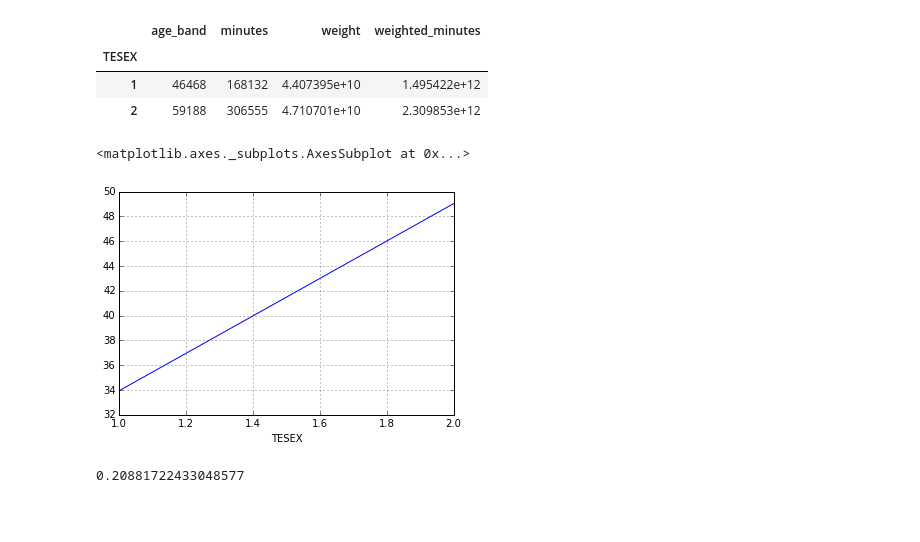
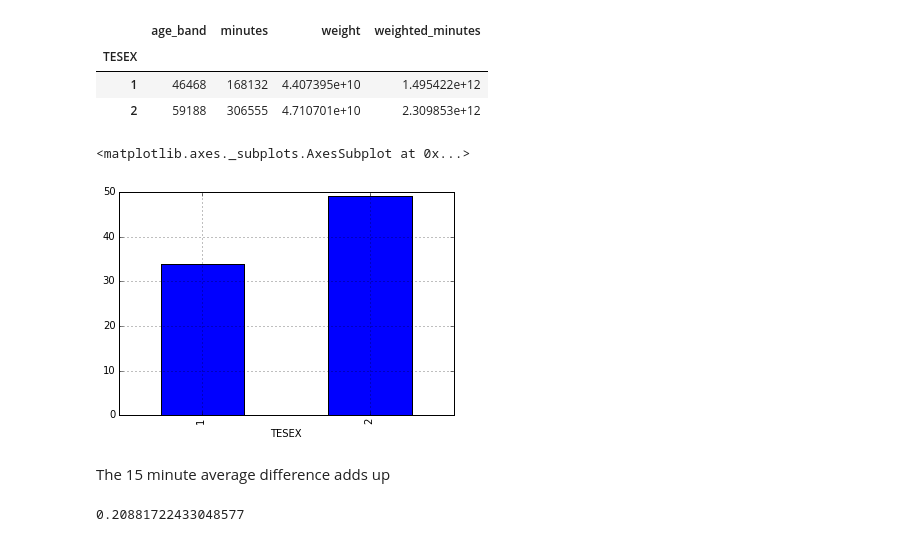
Before and after one commit to tiyd-python-2015-05/atus-analysis, a Jupyter notebook: Starting Point.ipynb, the cells around one changed output. Saved outputs shown, nothing was run; the diff lists cells and outputs as text; code cells hidden in the pictures; blank space fills up the shorter version.

```diff
--- a/Starting Point.ipynb
+++ b/Starting Point.ipynb
@@ -451,10 +459,12 @@ groom_by_sex.head()
 # %%
 groom_by_sex["mean_minutes"] = groom_by_sex.weighted_minutes / groom_by_sex.weight
 # %%
-groom_by_sex.mean_minutes.plot()
+groom_by_sex.mean_minutes.plot(kind="bar")
 # %% [output]
 <matplotlib.axes._subplots.AxesSubplot at 0x...>
-[figure, old version]
+[figure, new version]
+# %% [markdown]
+The 15 minute average difference adds up
 # %%
 summary.TESEX.corr(summary.t010201)
 # %% [output]
```
Also changed, not shown: parts of 13 cells of this notebook.
